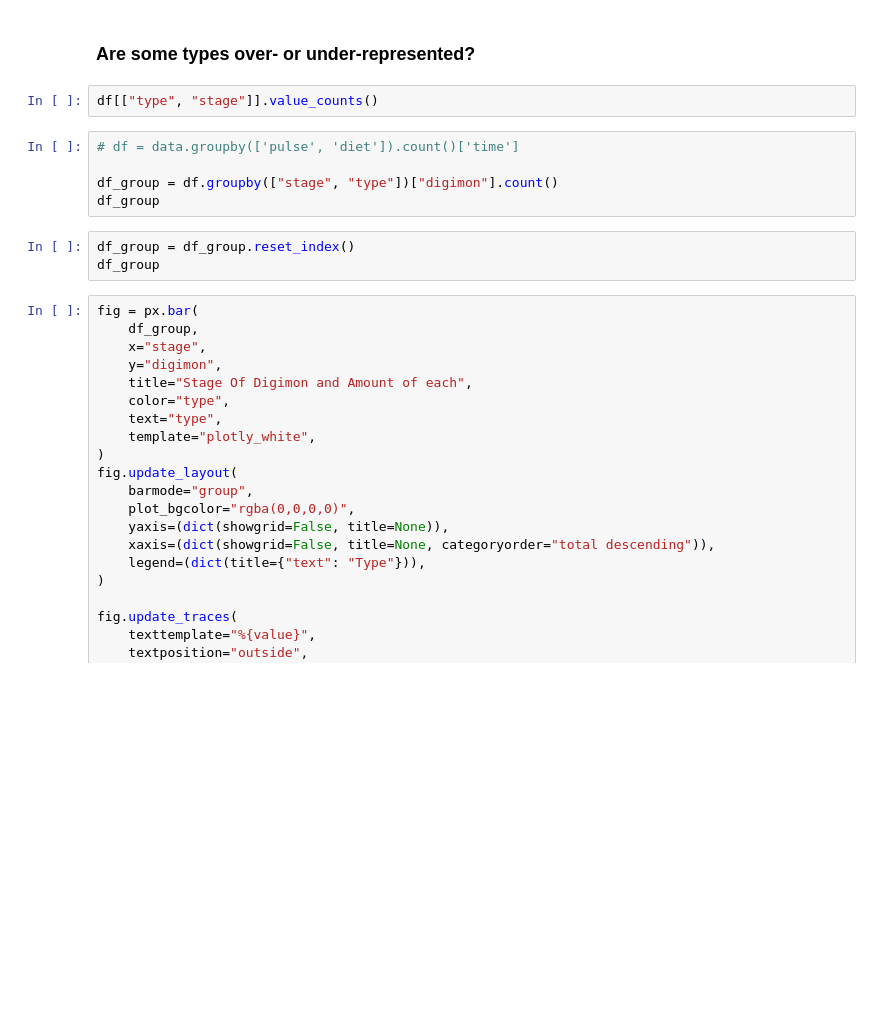
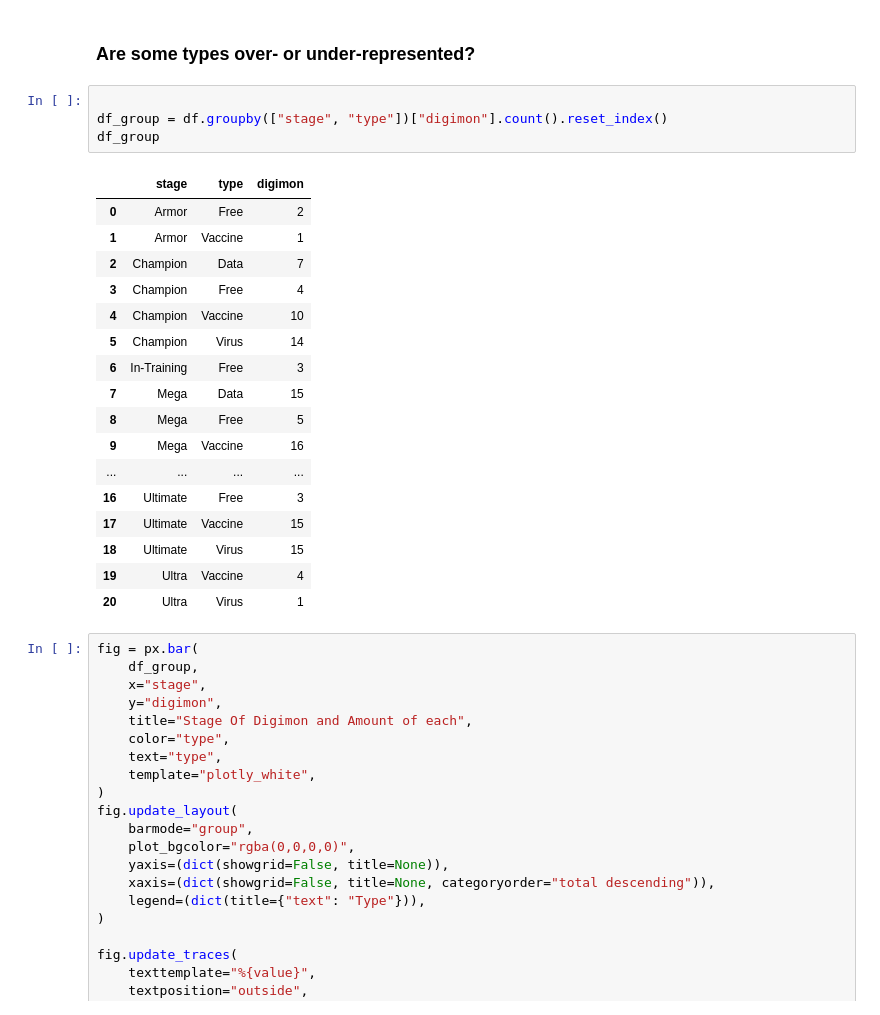
Before and after one commit to wilmerh94/data-analysis-projects, a Jupyter notebook: Digimons/Digimon-1.ipynb, the cells around one changed output. Saved outputs shown, nothing was run; the diff lists cells and outputs as text; blank space fills up the shorter version.

```diff
--- a/Digimons/Digimon-1.ipynb
+++ b/Digimons/Digimon-1.ipynb
@@ -542,16 +889,28 @@ fig = plot_column(df=df, column=["atk", "def"], top_values=3)
 fig.show()
 # %% [markdown]
 ### Are some types over- or under-represented?
-# %%
-df[["type", "stage"]].value_counts()
 # %%
-# df = data.groupby(['pulse', 'diet']).count()['time']
 
-df_group = df.groupby(["stage", "type"])["digimon"].count()
+df_group = df.groupby(["stage", "type"])["digimon"].count().reset_index()
 df_group
+# %% [output]
+|  | stage | type | digimon |
+| 0 | Armor | Free | 2 |
+| 1 | Armor | Vaccine | 1 |
+| 2 | Champion | Data | 7 |
+| 3 | Champion | Free | 4 |
+| 4 | Champion | Vaccine | 10 |
+| 5 | Champion | Virus | 14 |
+| 6 | In-Training | Free | 3 |
+| 7 | Mega | Data | 15 |
+| 8 | Mega | Free | 5 |
+| 9 | Mega | Vaccine | 16 |
+| ... | ... | ... | ... |
+| 16 | Ultimate | Free | 3 |
+| 17 | Ultimate | Vaccine | 15 |
+| 18 | Ultimate | Virus | 15 |
+| 19 | Ultra | Vaccine | 4 |
+| 20 | Ultra | Virus | 1 |
-# %%
-df_group = df_group.reset_index()
-df_group
 # %%
 fig = px.bar(
     df_group,
```
Also changed, not shown: parts of 39 cells of this notebook, 1 other file.
